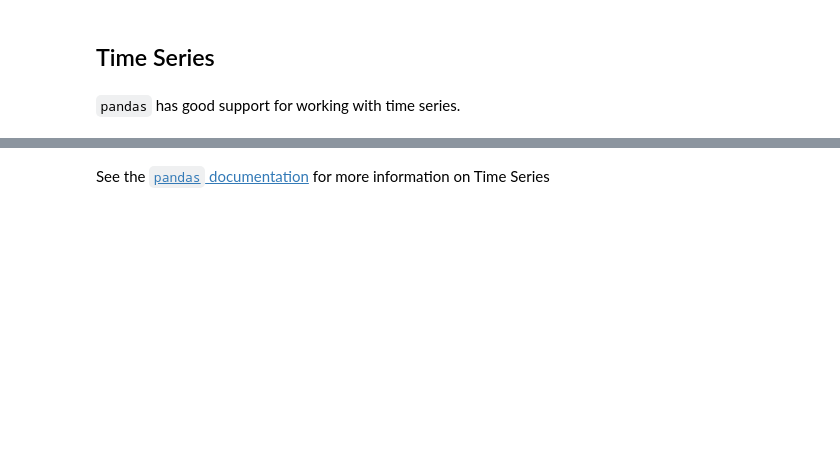
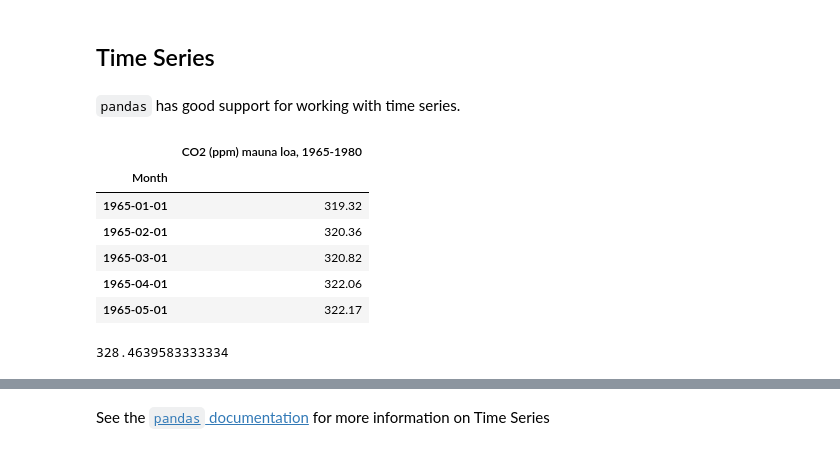
Before and after one commit to gahjelle/data-analysis-with-python, a Jupyter notebook: 06_pandas_and_time_series.ipynb, the cells around one changed output, grey strips where cells are left out. Cells and saved outputs as stored; diff of their text form; code cells hidden in the pictures; blank space fills up the shorter version.

```diff
--- a/06_pandas_and_time_series.ipynb
+++ b/06_pandas_and_time_series.ipynb
@@ -39,10 +70,21 @@ df.Price.median()
 # %% [markdown]
 `pandas` has good support for working with time series.
 # %%
-co2 = pd.read_csv('data/co2-ppm-mauna-loa-19651980.csv', index_col=0, parse_dates=True)
+co2 = pd.read_csv('data/co2-ppm-mauna-loa-19651980.csv',
+                  index_col=0, parse_dates=True)
 co2.head()
+# %% [output]
+|  | CO2 (ppm) mauna loa, 1965-1980 |
+| Month |  |
+| 1965-01-01 | 319.32 |
+| 1965-02-01 | 320.36 |
+| 1965-03-01 | 320.82 |
+| 1965-04-01 | 322.06 |
+| 1965-05-01 | 322.17 |
 # %%
 co2['CO2 (ppm) mauna loa, 1965-1980'].mean()
+# %% [output]
+328.4639583333334
 # %%
 daily_co2 = co2.asfreq('1W', method='pad')
 daily_co2.head()
```
Also changed, not shown: parts of 8 cells of this notebook, 5 other files.
